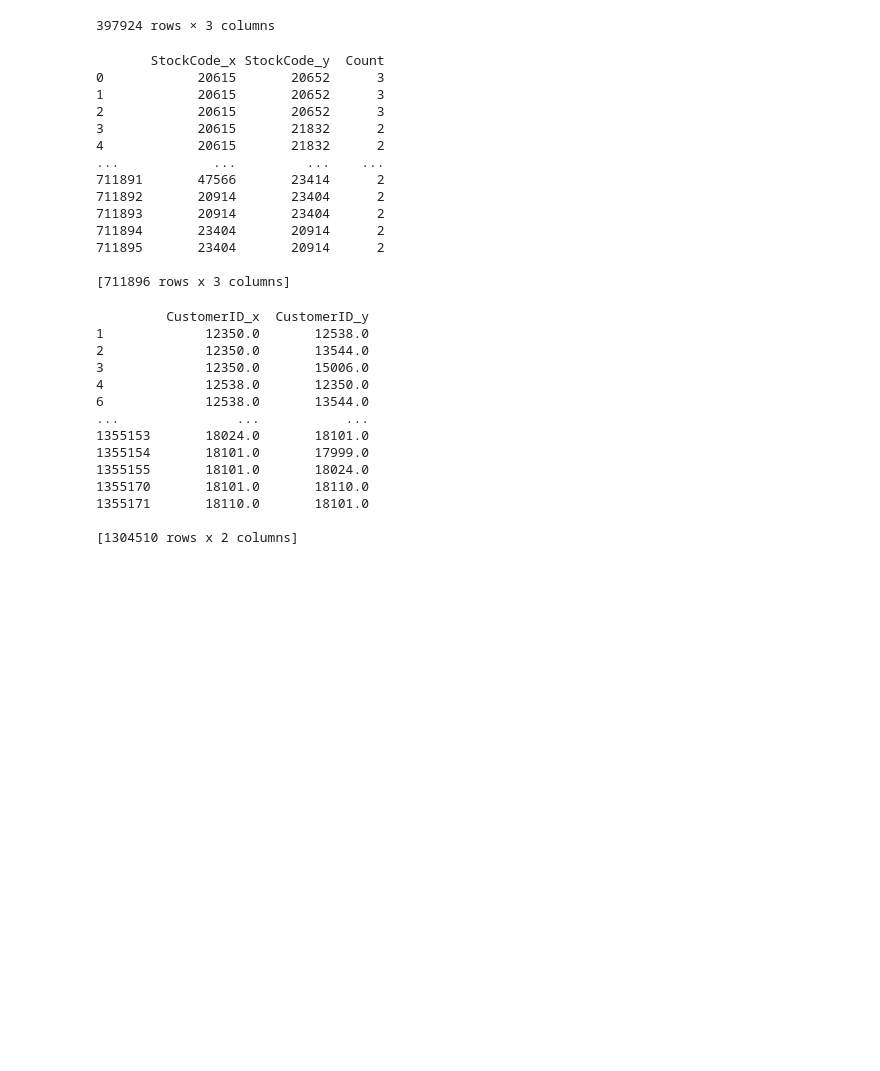
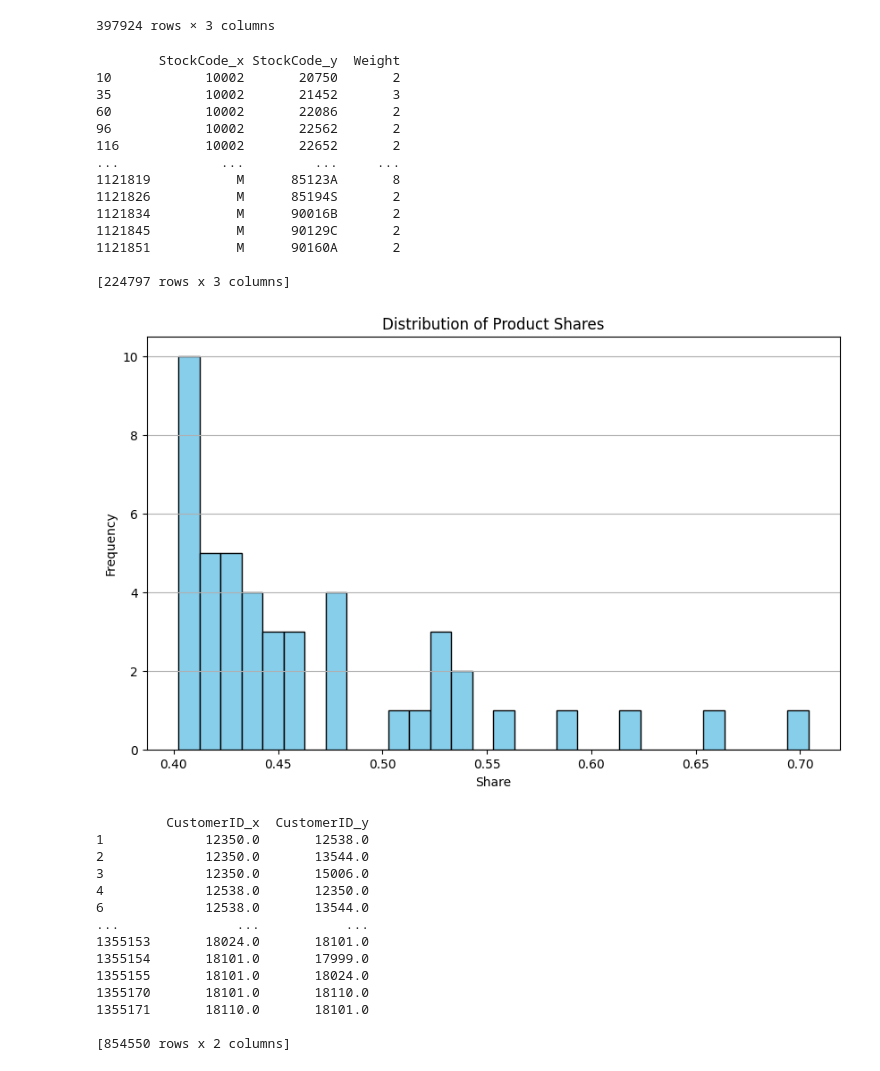
Before and after one commit to DEISI-ULHT-TFC-2023-24/TFC-DEISEI64-E-Commerce, a Jupyter notebook: Queries.ipynb, the cells around one changed output. Cells and saved outputs as stored; diff of their text form; code cells hidden in the pictures; blank space fills up the shorter version.

Commit message:
Fixed Product-Product and Client-Client relation filters and added a histogram about Distribution of Product Shares

```diff
--- a/Queries.ipynb
+++ b/Queries.ipynb
@@ -456,35 +456,50 @@ result_df = result_df[['StockCode_x', 'StockCode_y']]
 
 #----------------- New code sent to GitHub -----------------#
 
-# Calculate the total purchases for each product
-total_purchases_per_product = filtered_data_quantile_quantity.groupby('StockCode')['Quantity'].sum()
+result_df_pp = result_df.groupby(['StockCode_x', 'StockCode_y']).size().reset_index(name='Weight')
 
-# Group by the product-product pairs and count the occurrences
-result_df_pp = result_df.groupby(['StockCode_x', 'StockCode_y']).size().reset_index(name='Count')
+product_counts = result_df_pp['StockCode_x'].value_counts()
 
-# Filter out pairs where the count is greater than 40% of the total purchases of the primary product
-result_df_pp_filtered = result_df_pp[(result_df_pp['Count'] <= 0.4 * result_df_pp['StockCode_x'].map(total_purchases_per_product)) & (result_df_pp['Count'] != 1)]
+product_counts = product_counts.reset_index()
 
-# Merge result_df with result_df_pp_filtered on both StockCode_x and StockCode_y
-filtered_result_df_pp = pd.merge(result_df, result_df_pp_filtered, left_on=['StockCode_x', 'StockCode_y'], right_on=['StockCode_x', 'StockCode_y'], how='inner')
+product_counts.columns = ['StockCode_x', 'Weight']
 
-# Display the final DataFrame
+product_counts['Share'] = product_counts['Weight'] / len(product_counts)
+
+target_products = product_counts[product_counts['Share'] < 0.4].StockCode_x.to_list()
+
+filtered_result_df_pp = result_df_pp[(result_df_pp['Weight'] > 1) & result_df_pp['StockCode_x'].isin(target_products)]
+
 print(filtered_result_df_pp)
 # %% [output]
-       StockCode_x StockCode_y  Count
-0            20615       20652      3
-1            20615       20652      3
-2            20615       20652      3
-3            20615       21832      2
-4            20615       21832      2
-...            ...         ...    ...
-711891       47566       23414      2
-711892       20914       23404      2
-711893       20914       23404      2
-711894       23404       20914      2
-711895       23404       20914      2
+        StockCode_x StockCode_y  Weight
+10            10002       20750       2
+35            10002       21452       3
+60            10002       22086       2
+96            10002       22562       2
+116           10002       22652       2
+...             ...         ...     ...
+1121819           M      85123A       8
+1121826           M      85194S       2
+1121834           M      90016B       2
+1121845           M      90129C       2
+1121851           M      90160A       2
 
-[711896 rows x 3 columns]
+[224797 rows x 3 columns]
+# %%
+# Filter product_counts to include only products with share > 0.4
+filtered_products = product_counts[product_counts['Share'] > 0.4]
+
+# Plot histogram
+plt.figure(figsize=(10, 6))
+plt.hist(filtered_products['Share'], bins=30, color='skyblue', edgecolor='black')
+plt.title('Distribution of Product Shares')
+plt.xlabel('Share')
+plt.ylabel('Frequency')
+plt.grid(axis='y')
+plt.show()
+# %% [output]
+[figure, added]
 # %%
 #----------------- Client-Client Relation -----------------#
 
@@ -500,8 +515,11 @@ output_agg_cc = pd.merge(output_agg_cc, output_agg_cc, how='inner', on='StockCod
 # Filters the output, where it only gives the clients that are different
 result_df_cc = output_agg_cc[output_agg_cc['CustomerID_x'] != output_agg_cc['CustomerID_y']]
 
+# Filters the DataFrame, where it considers only the StockCode in target_products
+result_df_cc_filtered = result_df_cc[result_df_cc['StockCode'].isin(target_products)]
+
 # Get the dataframe with only the products
-result_df_cc = result_df_cc[['CustomerID_x', 'CustomerID_y']]
+result_df_cc_filtered = result_df_cc_filtered[['CustomerID_x', 'CustomerID_y']]
 
 #----------------- New code sent to GitHub -----------------#
 
@@ -512,7 +530,7 @@ unique_products_per_customer = filtered_data_quantile_quantity.groupby('Customer
 filtered_customers = unique_products_per_customer[unique_products_per_customer > 1].index
 
 # Filter the output dataframe to include only the filtered customers
-filtered_result_df_cc = result_df_cc[result_df_cc['CustomerID_x'].isin(filtered_customers) & result_df_cc['CustomerID_y'].isin(filtered_customers)]
+filtered_result_df_cc = result_df_cc_filtered[result_df_cc_filtered['CustomerID_x'].isin(filtered_customers) & result_df_cc_filtered['CustomerID_y'].isin(filtered_customers)]
 
 # Display the filtered dataframe
 print(filtered_result_df_cc)
@@ -530,7 +548,7 @@ print(filtered_result_df_cc)
 1355170       18101.0       18110.0
 1355171       18110.0       18101.0
 
-[1304510 rows x 2 columns]
+[854550 rows x 2 columns]
 # %%
 #----------------- Export Results -----------------#
 
```
Also changed, not shown: 4 other files.
